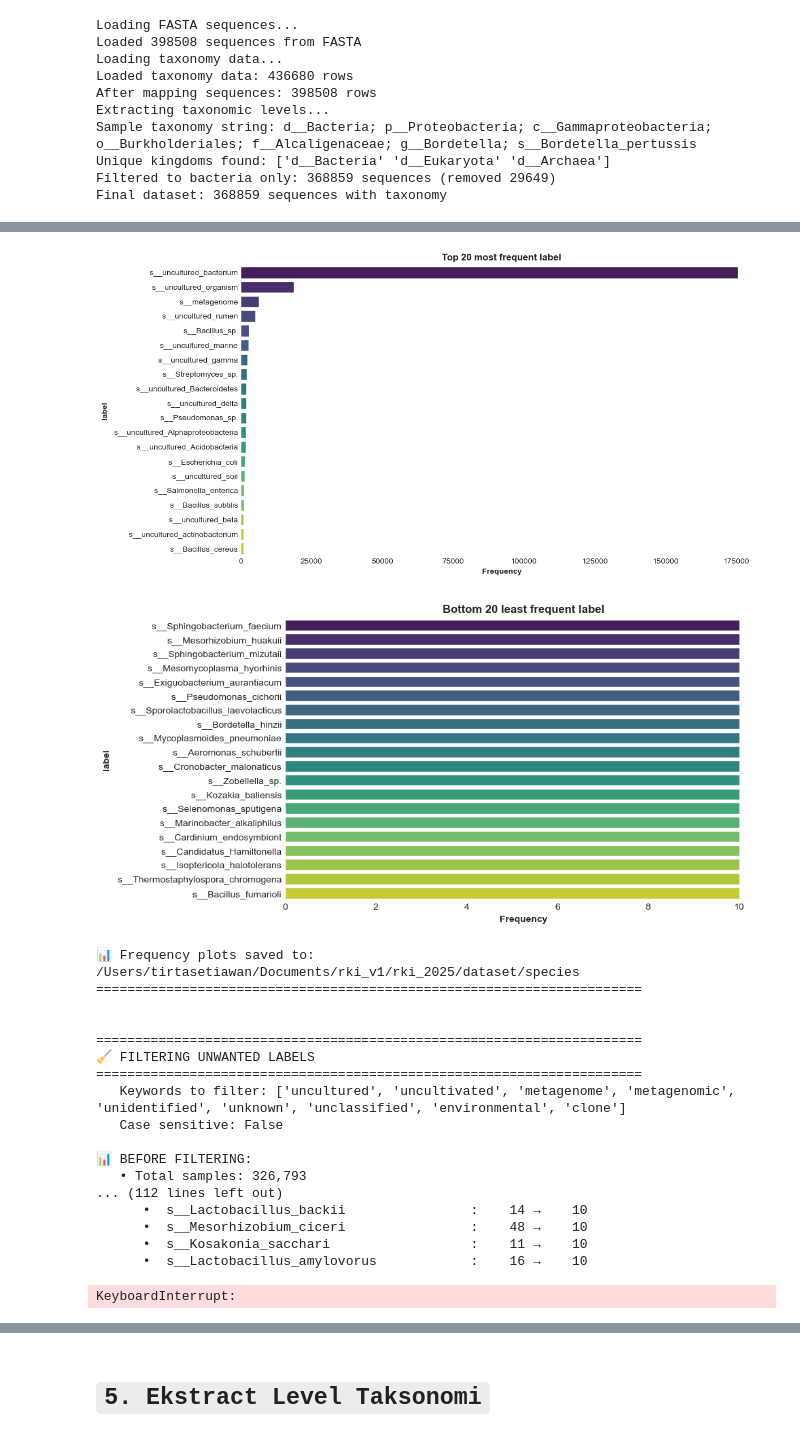
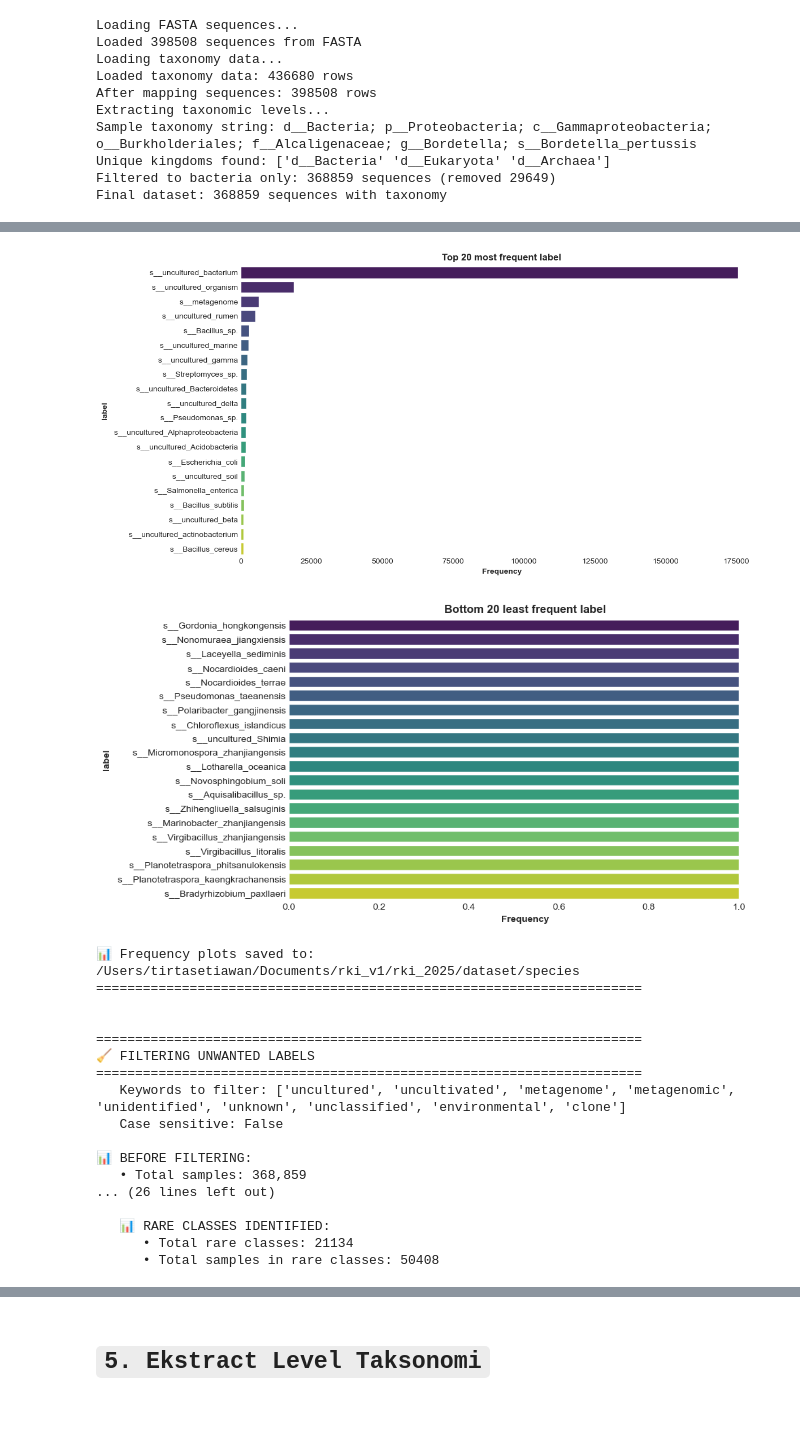
Before and after one commit to setiawantirta/SCALR-Tax, a Jupyter notebook: centroid-kmeans-50-rki.ipynb, the cells around one changed output, grey strips where cells are left out. Drawn from its saved outputs; the diff is of its cells as text; code cells hidden in the pictures.

```diff
--- a/centroid-kmeans-50-rki.ipynb
+++ b/centroid-kmeans-50-rki.ipynb
@@ -266,7 +266,8 @@ TGGGGAATATTGCACAATGGGCGCAAGCCTGATGCAGCCATGCCGCGTGTATGAAGAAGGCCTTCGGGTTGTAAAGTACT
 df_tax = load_(
     fasta='/Users/tirtasetiawan/Documents/rki_v1 copy/src/data/0_dna-sequences-silva-v3-v4.fasta',
     tax='/Users/tirtasetiawan/Documents/rki_v1 copy/src/data/0_taxonomy.tsv',
-    only_bacteria=True
+    only_bacteria=True,
+    clean_ambiguous=False,
 )
 # %% [output]
 Loading FASTA sequences...
@@ -288,6 +289,11 @@ csv_paths, paths_file = run_extract_(
 
     kmer_size=6,
 
+    # ✅ NEW: Clean ambiguous bases
+    filter_ambiguous_bases=True,
+    ambiguous_handling='replace',      # Most conservative, "remove", "replace", "random"
+    max_ambiguous_ratio=0.01,         # Allow max 1% ambiguous
+
     # ✅ NEW: Filtering configuration (DEFAULT)
     filter_uncultured=True,      # Remove 'uncultured' labels
     filter_metagenome=True,       # Remove 'metagenome' labels
@@ -295,18 +301,18 @@ csv_paths, paths_file = run_extract_(
     filter_environmental=True,   # Keep 'environmental' labels
 
     # 🆕 Keep all classes initially
-    min_sample_freq=10,           # ✅ NO initial filtering
+    min_sample_freq=1,           # ✅ NO initial filtering
 
     # Balancing strategy
     imbalance_strategy='hierarchical_grouping',
     hierarchical_grouping=True,   # Group rare by genus
 
     # Balancing Using Under Sampling
-    sampling_strategy='centroid_closest', # None untuk ambil semua data
-    sample_fraction=0.001, # jumlah baris yang diambil/disampel
-    small_class_threshold=10,     # Group if <10 samples, ✅ Group rare classes
+    sampling_strategy='centroid_closest', # None untuk ambil semua data "centroid_closest","centroid_kmeans", "stratified","balanced"
+    sample_fraction=0.01, # jumlah baris yang diambil/disampel
+    small_class_threshold=20,     # Group if <10 samples, ✅ Group rare classes
     small_class_strategy='group',
-    min_samples_per_class=10, # ✅ Ensure minimum per class
+    min_samples_per_class=5, # ✅ Ensure minimum per class
 
     # 🆕 Keep only top 100 classes (AFTER balancing)
     top_n_classes=None,  # ← NEW! Integer 100, 50, 200, etc.
@@ -334,7 +340,7 @@ csv_paths, paths_file = run_extract_(
 
 💾 CSV saved to: /Users/tirtasetiawan/Documents/rki_v1/rki_2025/dataset/species/species.csv
 [figure]
-[figure, old version]
+[figure, new version]
 📊 Frequency plots saved to: /Users/tirtasetiawan/Documents/rki_v1/rki_2025/dataset/species
 ======================================================================
 
@@ -346,10 +352,9 @@ csv_paths, paths_file = run_extract_(
    Case sensitive: False
 
 📊 BEFORE FILTERING:
-   • Total samples: 326,793
-... (112 lines left out)
-      •  s__Lactobacillus_backii                :    14 →    10
-      •  s__Mesorhizobium_ciceri                :    48 →    10
-      •  s__Kosakonia_sacchari                  :    11 →    10
-      •  s__Lactobacillus_amylovorus            :    16 →    10
+   • Total samples: 368,859
+... (26 lines left out)
+
+   📊 RARE CLASSES IDENTIFIED:
+      • Total rare classes: 21134
+      • Total samples in rare classes: 50408
-KeyboardInterrupt:
```
Also changed, not shown: parts of 3 cells of this notebook, 1 other file.
